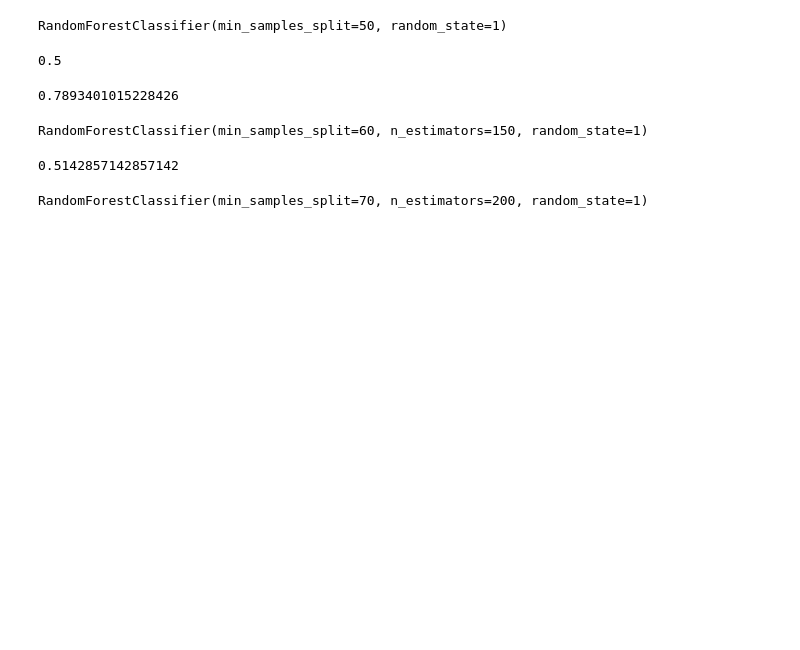
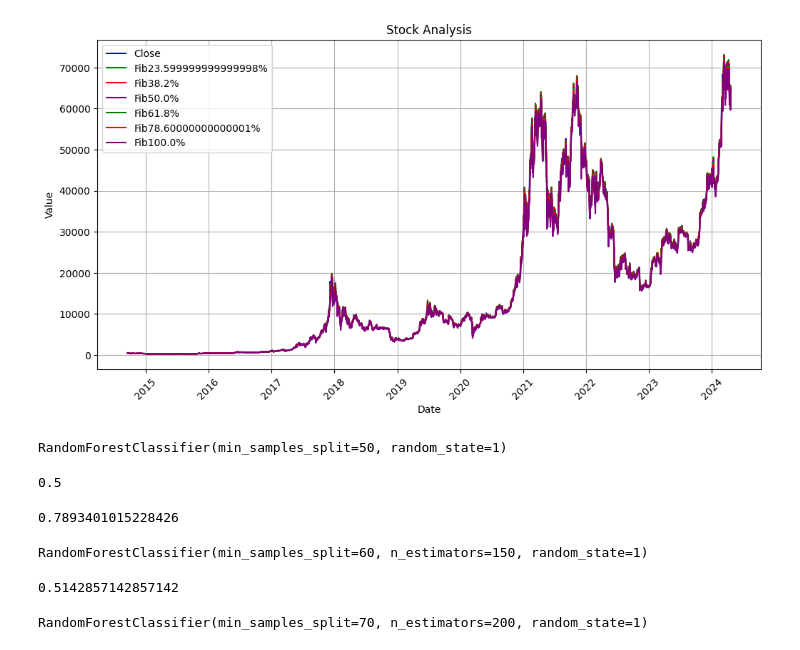
Before and after one commit to adeola21/Capstone-Crypto, a Jupyter notebook: notebooks/prediction_live.ipynb, the cells around one changed output. Cells and saved outputs as stored; diff of their text form; code cells hidden in the pictures; blank space fills up the shorter version.

```diff
--- a/notebooks/prediction_live.ipynb
+++ b/notebooks/prediction_live.ipynb
@@ -104,3 +317,34 @@ Name: count, dtype: int64
+# %%
+# Plotting
+plt.figure(figsize=(12, 6))
+
+# Plotting close price
+plt.plot(btc.index, btc['close'], label='Close', color='blue')
+
+
+# Plotting fibonacci levels
+plt.plot(btc.index, btc['Fib23.599999999999998%'], label='Fib23.599999999999998%', color='green')
+plt.plot(btc.index, btc['Fib38.2%'], label='Fib38.2%', color='red')
+plt.plot(btc.index, btc['Fib50.0%'], label='Fib50.0%', color='purple')
+plt.plot(btc.index, btc['Fib61.8%'], label='Fib61.8%', color='green')
+plt.plot(btc.index, btc['Fib78.60000000000001%'], label='Fib78.60000000000001%', color='red')
+plt.plot(btc.index, btc['Fib100.0%'], label='Fib100.0%', color='purple')
+
+
+# Adding labels and title
+plt.xlabel('Date')
+plt.ylabel('Value')
+plt.title('Stock Analysis')
+plt.legend()
+plt.grid(True)
+
+# Rotating x-axis labels for better readability
+plt.xticks(rotation=45)
+
+# Display plot
+plt.show()
+# %% [output]
+[figure, added]
 # %%
 from sklearn.ensemble import RandomForestClassifier
 # %%
```
Also changed, not shown: parts of 47 cells of this notebook, 4 other files.
